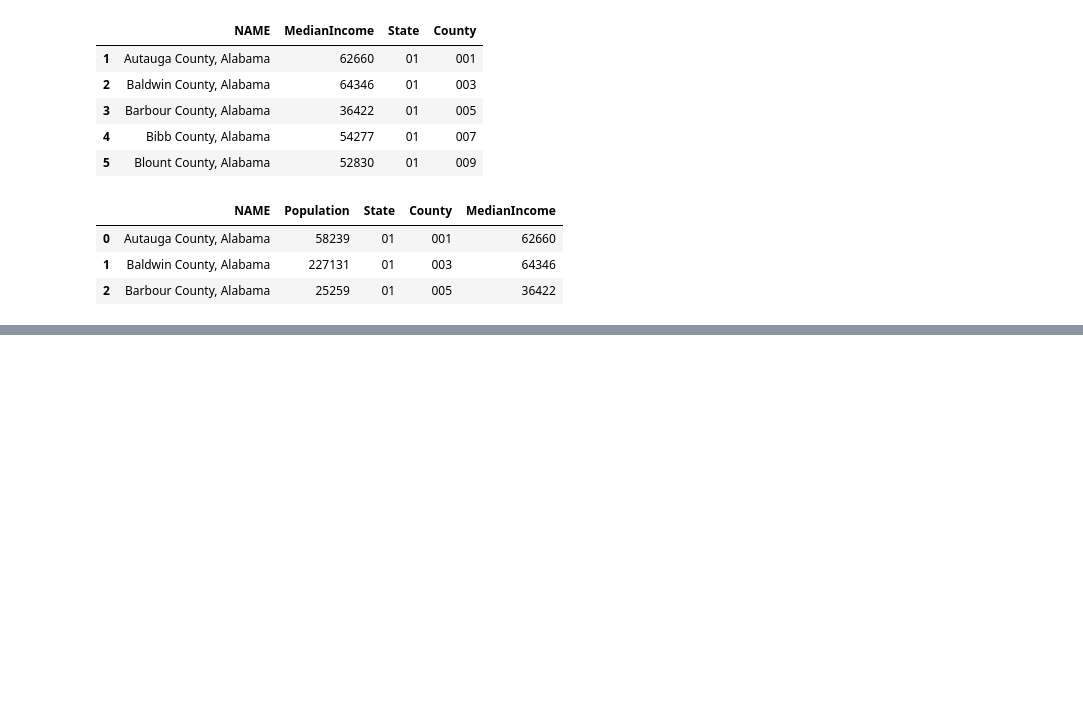
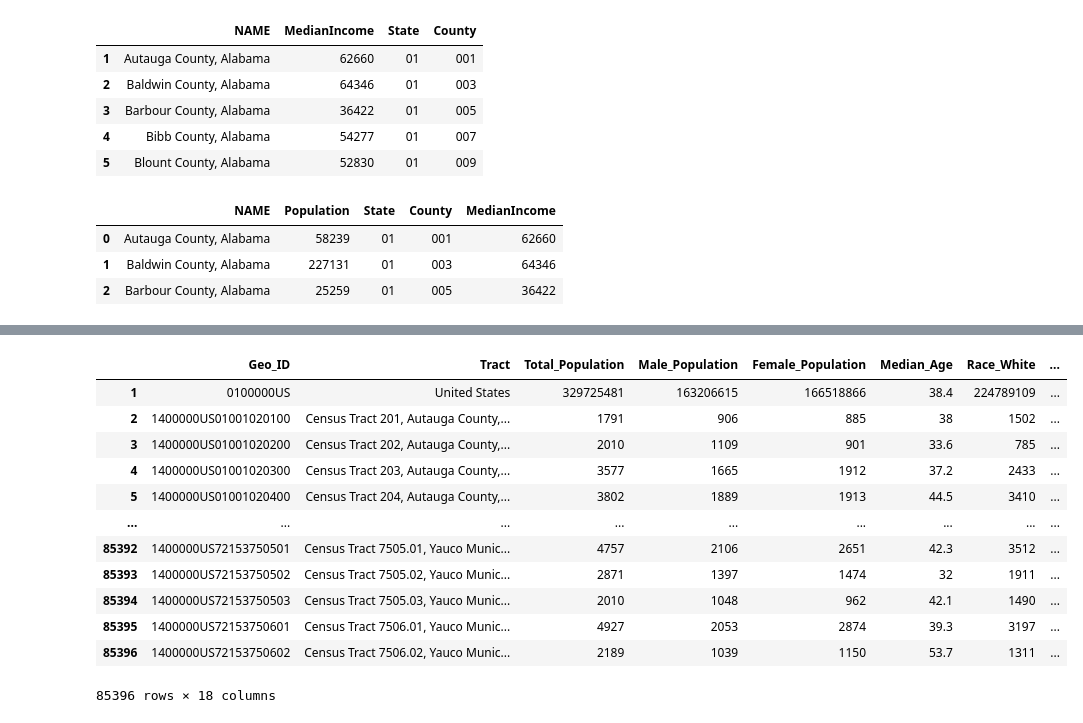
Before and after one commit to smitamisra/Medical_deserts_Exploration, a Jupyter notebook: Reading_US_census.ipynb, the cells around one changed output, grey strips where cells are left out. Drawn from its saved outputs; the diff is of its cells as text; code cells hidden in the pictures; blank space fills up the shorter version.

Commit message:
US_census.csv

```diff
--- a/Reading_US_census.ipynb
+++ b/Reading_US_census.ipynb
@@ -459,0 +406,4 @@ Index(['GEO_ID', 'NAME', 'DP05_0001E', 'DP05_0002E', 'DP05_0003E',
+# %%
+DP05_selected = DP05[['GEO_ID', 'NAME', 'DP05_0001E', 'DP05_0002E', 'DP05_0003E',
+      'DP05_0018E', 'DP05_0037E', 'DP05_0038E', 'DP05_0039E',
+      'DP05_0044E', 'DP05_0052E']]
@@ -459,0 +460,21 @@ Index(['GEO_ID', 'NAME', 'DP05_0001E', 'DP05_0002E', 'DP05_0003E',
+# %%
+#rankings_pd.rename(columns = {'test':'TEST'}, inplace = True)
+
+DP_merged = DP_merged.rename(columns = {'GEO_ID':'Geo_ID',
+ 'NAME':'Tract',
+ 'DP05_0001E':'Total_Population',
+ 'DP05_0002E': 'Male_Population',
+ 'DP05_0003E': 'Female_Population',
+ 'DP05_0018E': 'Median_Age',
+ 'DP05_0037E': 'Race_White',
+ 'DP05_0038E': 'Race_Black',
+ 'DP05_0039E': 'Race_AI_AN',
+ 'DP05_0044E': 'Race_Asian',
+ 'DP05_0052E': 'Race_PI_NH',
+ 'DP03_0062E': 'Median_Household_Income',
+ 'DP03_0086E': 'Median_Family_Income',
+ 'DP03_0095E': 'Total_HealthInsurance',
+ 'DP03_0096E': 'With_HealthInsurance',
+ 'DP03_0099E': 'Without_HelathInsurance',
+ 'DP04_0058E': 'No_Vehicle',
+ 'DP04_0059E': 'With_Vehicle'})
@@ -459,0 +490,17 @@ Index(['GEO_ID', 'NAME', 'DP05_0001E', 'DP05_0002E', 'DP05_0003E',
+# %%
+US_census = DP_merged[1:]
+US_census
+# %% [output]
+|  | Geo_ID | Tract | Total_Population | Male_Population | Female_Population | Median_Age | Race_White | ... |
+| 1 | 0100000US | United States | 329725481 | 163206615 | 166518866 | 38.4 | 224789109 | ... |
+| 2 | 1400000US01001020100 | Census Tract 201, Autauga County,... | 1791 | 906 | 885 | 38 | 1502 | ... |
+| 3 | 1400000US01001020200 | Census Tract 202, Autauga County,... | 2010 | 1109 | 901 | 33.6 | 785 | ... |
+| 4 | 1400000US01001020300 | Census Tract 203, Autauga County,... | 3577 | 1665 | 1912 | 37.2 | 2433 | ... |
+| 5 | 1400000US01001020400 | Census Tract 204, Autauga County,... | 3802 | 1889 | 1913 | 44.5 | 3410 | ... |
+| ... | ... | ... | ... | ... | ... | ... | ... | ... |
+| 85392 | 1400000US72153750501 | Census Tract 7505.01, Yauco Munic... | 4757 | 2106 | 2651 | 42.3 | 3512 | ... |
+| 85393 | 1400000US72153750502 | Census Tract 7505.02, Yauco Munic... | 2871 | 1397 | 1474 | 32 | 1911 | ... |
+| 85394 | 1400000US72153750503 | Census Tract 7505.03, Yauco Munic... | 2010 | 1048 | 962 | 42.1 | 1490 | ... |
+| 85395 | 1400000US72153750601 | Census Tract 7506.01, Yauco Munic... | 4927 | 2053 | 2874 | 39.3 | 3197 | ... |
+| 85396 | 1400000US72153750602 | Census Tract 7506.02, Yauco Munic... | 2189 | 1039 | 1150 | 53.7 | 1311 | ... |
+85396 rows × 18 columns
```
Also changed, not shown: parts of 30 cells of this notebook.
